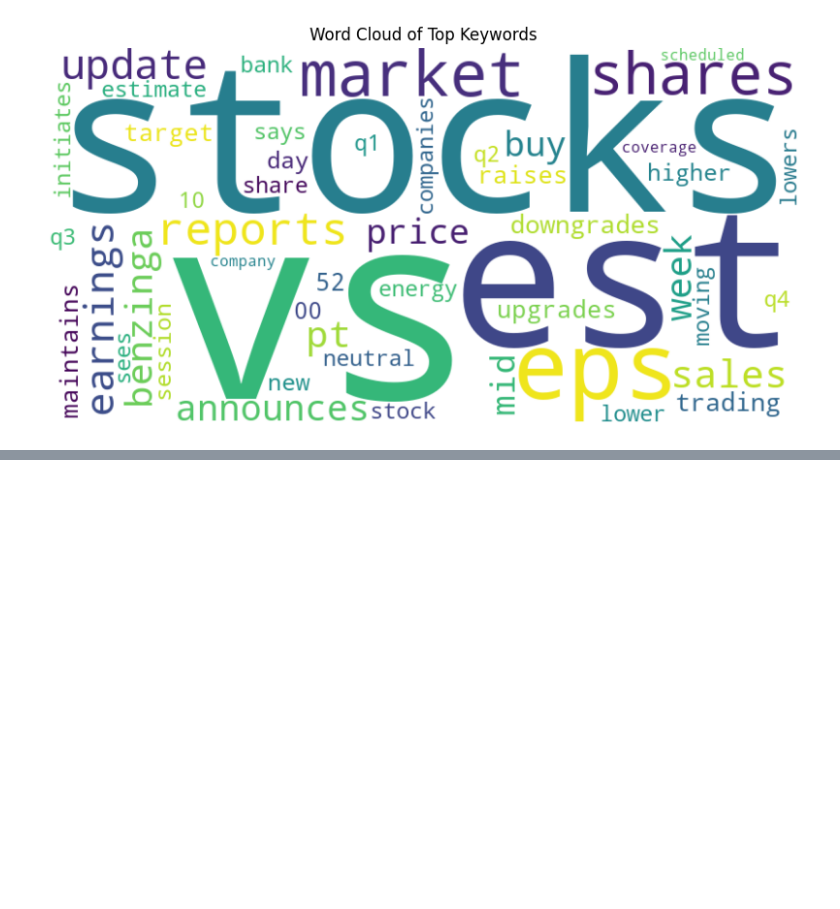
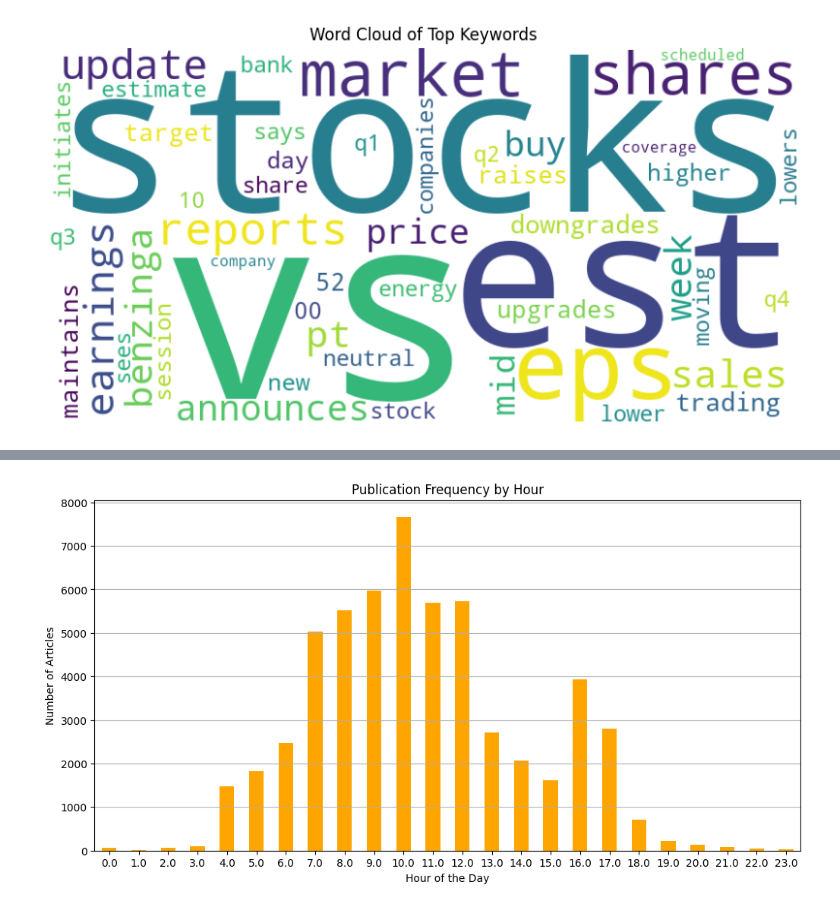
Before and after one commit to leulged/financial-news-analysis, a Jupyter notebook: notebooks/eda_task1.ipynb, the cells around one changed output, grey strips where cells are left out. Cells and saved outputs as stored; diff of their text form; code cells hidden in the pictures; blank space fills up the shorter version.

```diff
--- a/notebooks/eda_task1.ipynb
+++ b/notebooks/eda_task1.ipynb
@@ -266,0 +312,9 @@ plt.show()
+# %%
+# Ensure the 'date' column is in datetime format
+data['date'] = pd.to_datetime(data['date'], errors='coerce')
+
+# Extract the hour component
+data['hour'] = data['date'].dt.hour
+
+# Verify the new column
+print(data[['date', 'hour']].head())
@@ -266,0 +328,15 @@ plt.show()
+# %%
+# Calculate publication frequency by hour
+hourly_counts = data.groupby('hour').size()
+
+# Plot the hourly publication frequency
+plt.figure(figsize=(12, 6))
+hourly_counts.plot(kind='bar', color='orange')
+plt.title('Publication Frequency by Hour')
+plt.xlabel('Hour of the Day')
+plt.ylabel('Number of Articles')
+plt.xticks(rotation=0)
+plt.grid(axis='y')
+plt.show()
+# %% [output]
+[figure, added]
```
Also changed, not shown: parts of 12 cells of this notebook, 8 other files.
